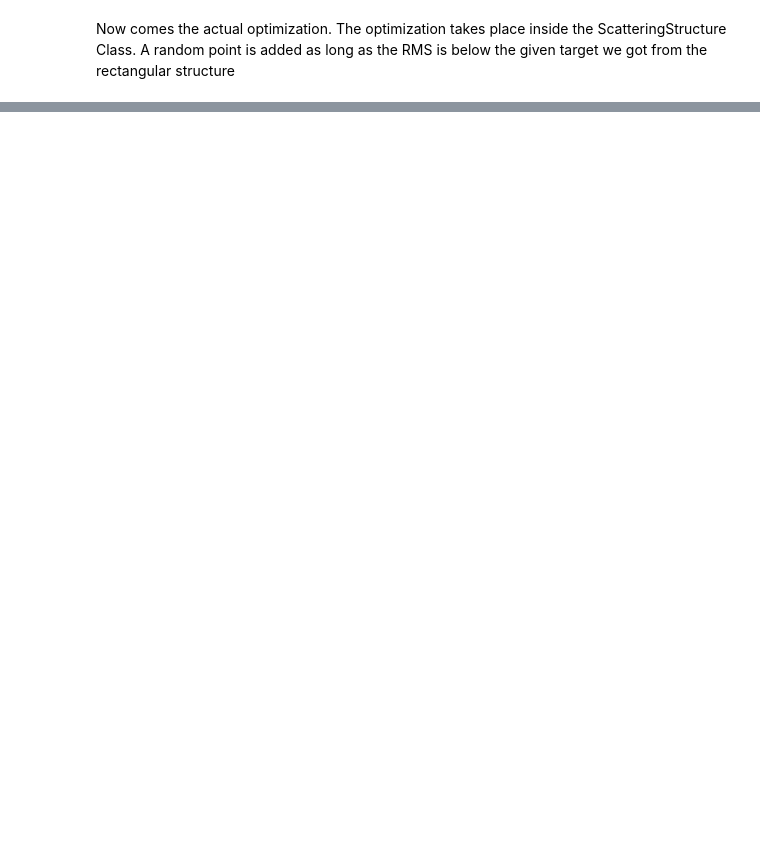
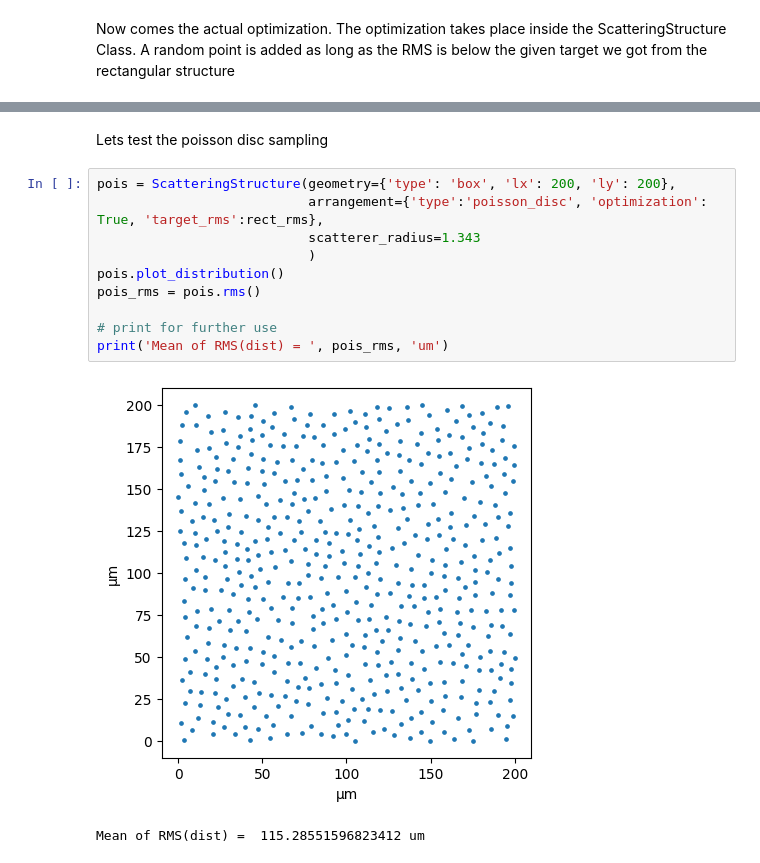
Before and after one commit to ramakrishnav130995/Scattering-Structures, a Jupyter notebook: builds/lamda_optimization.ipynb, the cells around one changed output, grey strips where cells are left out. Cells and saved outputs as stored; diff of their text form; blank space fills up the shorter version.

```diff
--- a/builds/lamda_optimization.ipynb
+++ b/builds/lamda_optimization.ipynb
@@ -64,0 +64,15 @@ Mean of RMS(dist) =  112.84469452674001 um
+# %% [markdown]
+Lets test the poisson disc sampling
+# %%
+pois = ScatteringStructure(geometry={'type': 'box', 'lx': 200, 'ly': 200},
+                           arrangement={'type':'poisson_disc', 'optimization': True, 'target_rms':rect_rms},
+                           scatterer_radius=1.343
+                           )
+pois.plot_distribution()
+pois_rms = pois.rms()
+
+# print for further use
+print('Mean of RMS(dist) = ', pois_rms, 'um')
+# %% [output]
+[figure, added]
+Mean of RMS(dist) =  115.28551596823412 um
```
Also changed, not shown: parts of 2 cells of this notebook, 1 other file.
